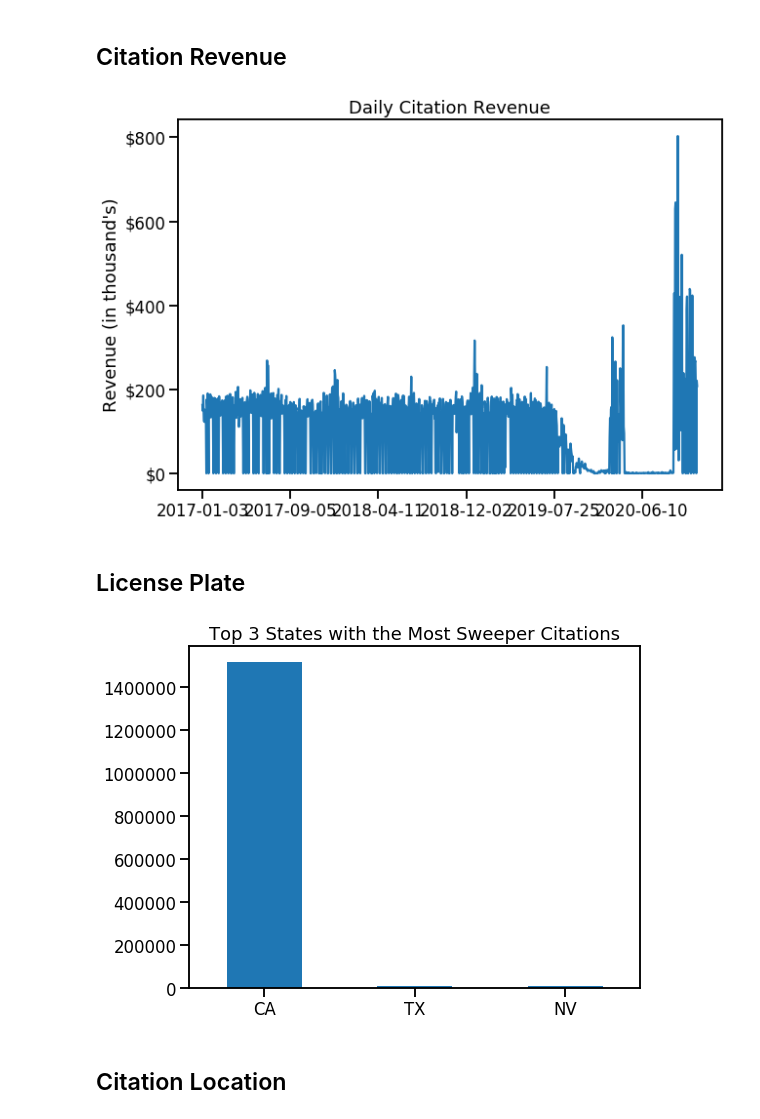
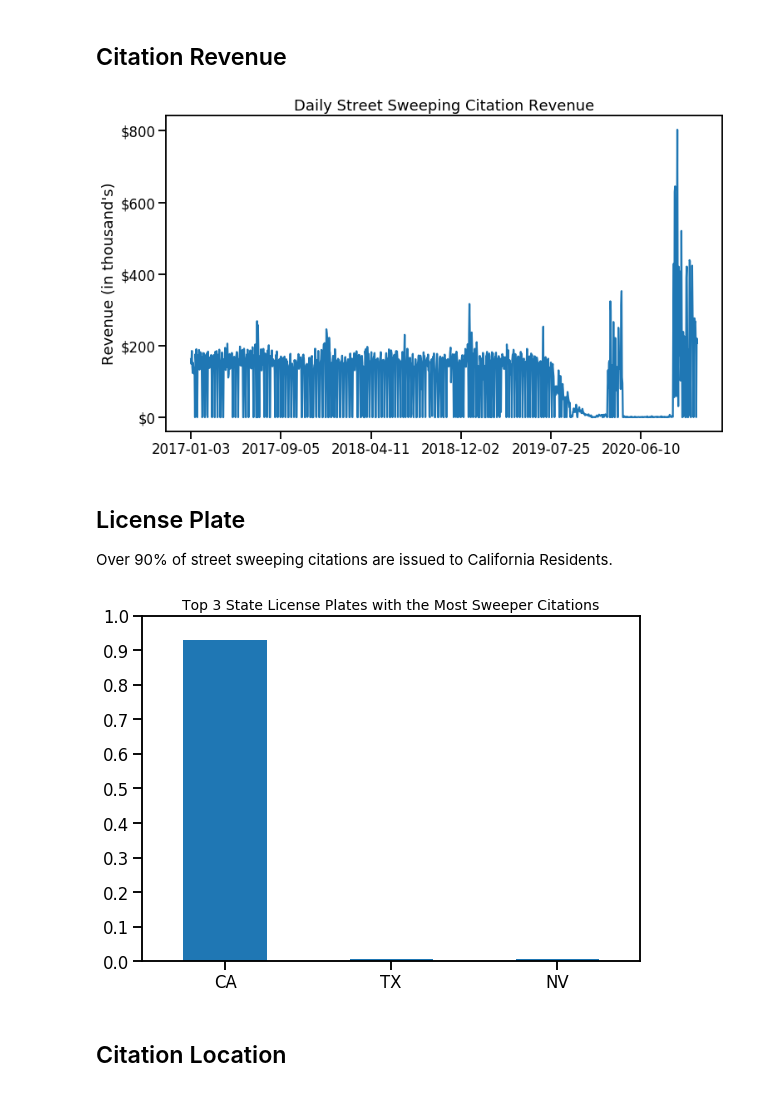
Before and after one commit to Promeos/LADOT-COVID19-enforcement, a Jupyter notebook: MVP.ipynb, the cells around one changed output. Drawn from its saved outputs; the diff is of its cells as text; code cells hidden in the pictures.

```diff
--- a/MVP.ipynb
+++ b/MVP.ipynb
@@ -203,28 +203,32 @@ plt.show()
 # %%
 sns.set_context('talk')
 
 # Plot daily citation income
-df_citations.groupby('issue_date').fine_amount.sum().plot(figsize=(10, 7))
+df_citations.groupby('issue_date').fine_amount.sum().plot(figsize=(12, 7))
 
-plt.title('Daily Citation Revenue')
+plt.title('Daily Street Sweeping Citation Revenue')
 plt.xlabel('')
 plt.ylabel('Revenue (in thousand\'s)')
 
 plt.yticks(range(0, 1_000_000, 200_000), ['$0', '$200', '$400', '$600', '$800',]);
 # %% [output]
-[figure, old version]
+[figure, new version]
-# %% [markdown]
-## License Plate
+# %% [markdown]
+## License Plate
+Over 90% of street sweeping citations are issued to California Residents.
 # %%
 sns.set_context('talk')
 
-df_citations.rp_state_plate.value_counts().nlargest(3).plot.bar(figsize=(8, 6))
+df_citations.rp_state_plate.value_counts(normalize=True).nlargest(3).plot.bar(figsize=(8, 6))
 
-plt.title('Top 3 States with the Most Sweeper Citations')
+plt.title('Top 3 State License Plates with the Most Sweeper Citations', fontsize=14)
+plt.xlabel('State')
 plt.xticks(rotation=0)
+plt.ylim(0, 1)
+plt.yticks(np.linspace(0, 1, 11))
 plt.tight_layout();
 # %% [output]
-[figure, old version]
+[figure, new version]
 # %% [markdown]
 ## Citation Location
 # %%
```
Also changed, not shown: parts of 1 cell of this notebook.
